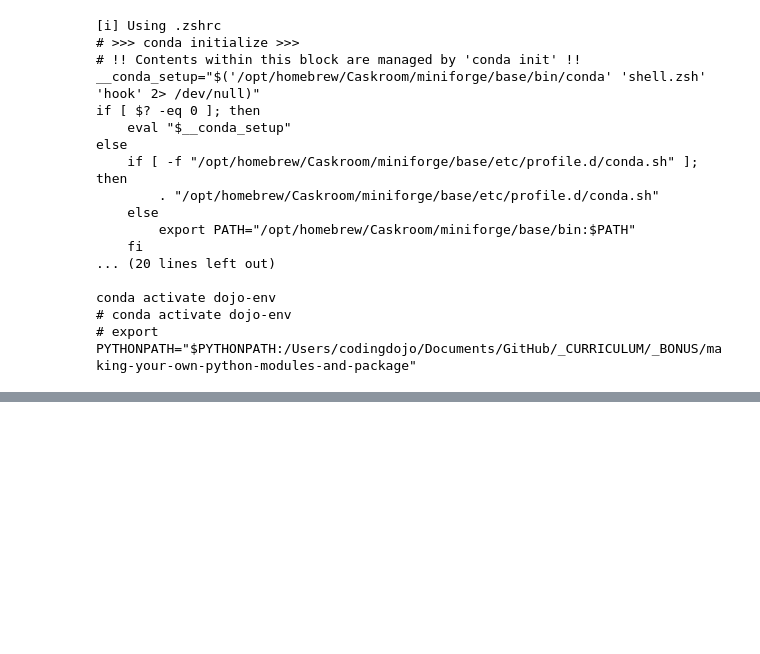
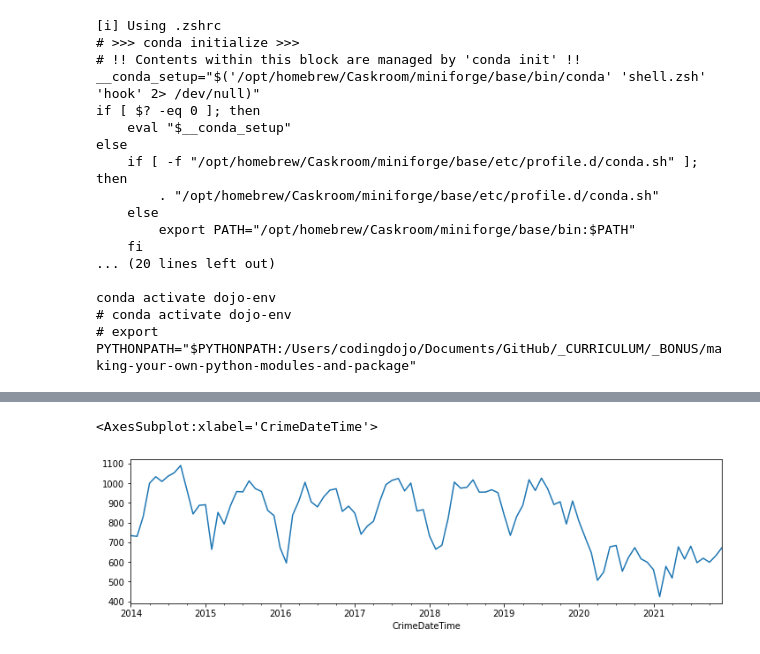
Before and after one commit to coding-dojo-data-science/dojo-env-setup, a Jupyter notebook: EnvironmentTester-py38.ipynb, the cells around one changed output, grey strips where cells are left out. Drawn from its saved outputs; the diff is of its cells as text; code cells hidden in the pictures; blank space fills up the shorter version.

```diff
--- a/EnvironmentTester-py38.ipynb
+++ b/EnvironmentTester-py38.ipynb
@@ -479,0 +535,6 @@ import sktime
+# %%
+ts = ts.resample('M').sum().loc[:"2021"]
+ts.plot(figsize=(12,3))
+# %% [output]
+<AxesSubplot:xlabel='CrimeDateTime'>
+[figure, added]
```
Also changed, not shown: parts of 69 cells of this notebook, 2 other files.
